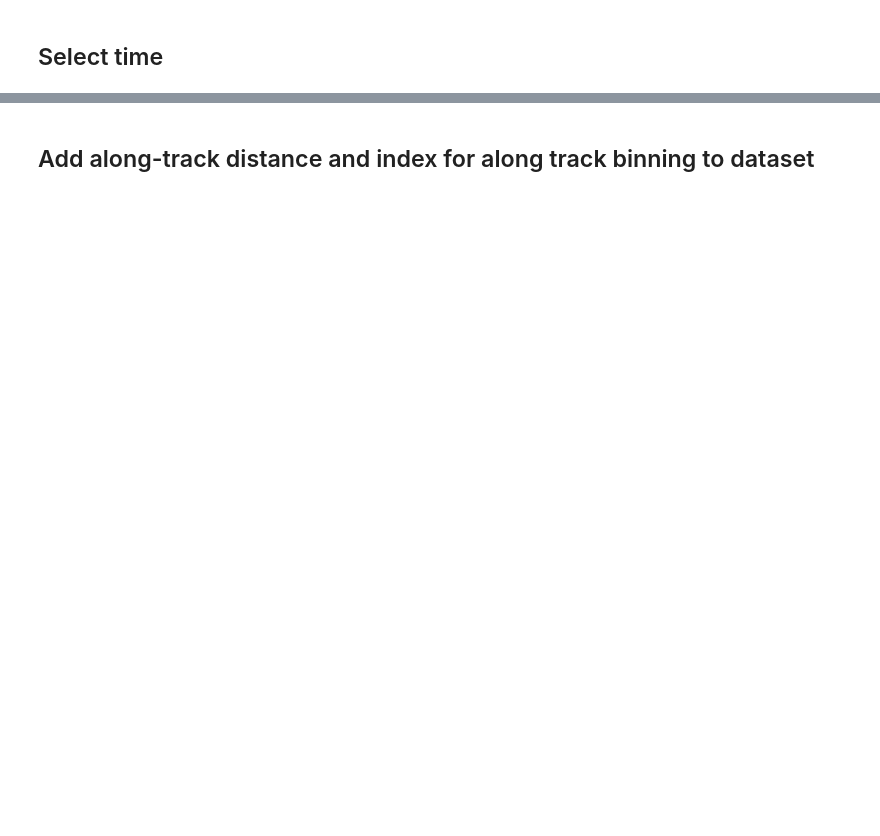
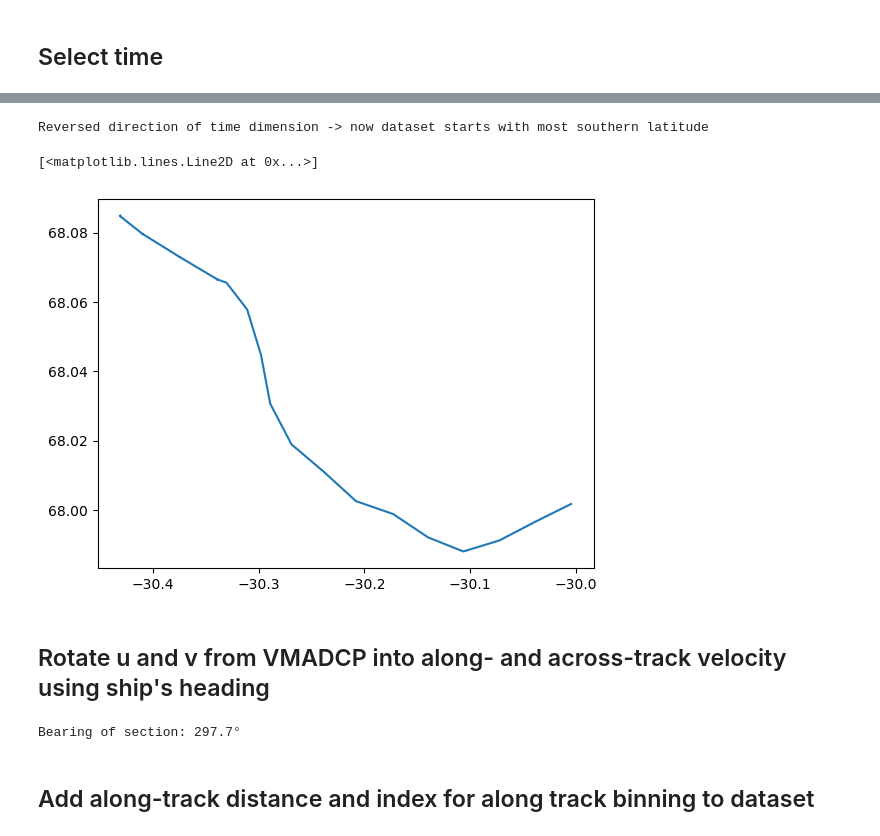
Before and after one commit to jenniferagraham/SD063_Oceanography, a Jupyter notebook: VMADCP/VMADCP_plots.ipynb, the cells around one changed output, grey strips where cells are left out. Saved outputs shown, nothing was run; the diff lists cells and outputs as text; code cells hidden in the pictures; blank space fills up the shorter version.

```diff
--- a/VMADCP/VMADCP_plots.ipynb
+++ b/VMADCP/VMADCP_plots.ipynb
@@ -151,0 +147,15 @@ if ds.sizes.get("time", 0) < 2:
+# %%
+if ds.lat[0] > ds.lat[-1]:
+    ds = ds.sortby('time', ascending=False)
+    print('Reversed direction of time dimension -> ' +
+          'now dataset starts with most southern latitude')
+# %% [output]
+Reversed direction of time dimension -> now dataset starts with most southern latitude
+# %%
+plt.plot(ds.lon, ds.lat)
+# plt.plot(ds.lon[8], ds.lat[8], '.b')
+# %% [output]
+[<matplotlib.lines.Line2D at 0x...>]
+[figure, added]
+# %% [markdown]
+## Rotate u and v from VMADCP into along- and across-track velocity using ship's heading
@@ -152,3 +180,47 @@ if ds.sizes.get("time", 0) < 2:
+# %%
+# bearing of section in degrees calculated between first and last
+# point of the section and re-ordered such that the section heading
+# is from south → north
+if section_name is not None and 'idx_bend' in dict_sections[section_name]:
+    idx_bend = dict_sections[section_name]['idx_bend']
+    bearing1 = calculate_bearing(
+        ds.lat[0].values, ds.lon[0].values,
+        ds.lat[idx_bend].values, ds.lon[idx_bend].values)
+    print('Bearing of section to bend: ' + str(np.round(bearing1, 1)) + '°')
+    bearing2 = calculate_bearing(
+        ds.lat[idx_bend].values, ds.lon[idx_bend].values,
+        ds.lat[-1].values, ds.lon[-1].values)
+    print('Bearing of section to icefront: ' + str(np.round(bearing2, 1)) + '°')
+    bearing1 = bearing1*np.ones([idx_bend])
+    bearing2 = bearing2*np.ones([int(len(ds.lat)-idx_bend)])
+    bearing = xr.DataArray(np.concatenate([bearing1, bearing2]), dims='time')
+elif section_name is not None and section_name[:10] == 'hovmoeller':
+    bearing = dict_sections[section_name]['angle']
+    print('Angle across fjord: ' + str(np.round(bearing, 1)) + '°')
+else:
+    bearing = calculate_bearing(
+        ds.lat[0].values, ds.lon[0].values,
+        ds.lat[-1].values, ds.lon[-1].values)
+    print('Bearing of section: ' + str(np.round(bearing, 1)) + '°')
+
+# bearing in radians
+theta = np.deg2rad(bearing)
+
+# northerly flow is defined as positive flow along the section
+along_vel = ds.u * np.sin(theta) + ds.v * np.cos(theta)
+# positive across-section transport is defined to the right of the
+# section direction
+across_vel = ds.u * np.cos(theta) - ds.v * np.sin(theta)
+
+# add to dataset
+along_vel.attrs = {'long_name': 'Along-track velocity from VMADCP',
+                   'units': 'meter second-1'}
+ds['along_vel'] = along_vel
+across_vel.attrs = {'long_name': 'Across-track velocity from VMADCP',
+                   'units': 'meter second-1'}
+ds['across_vel'] = across_vel
+# %% [output]
+Bearing of section: 297.7°
 # %% [markdown]
 ## Add along-track distance and index for along track binning to dataset
 # %%
```
Also changed, not shown: parts of 46 cells of this notebook.
